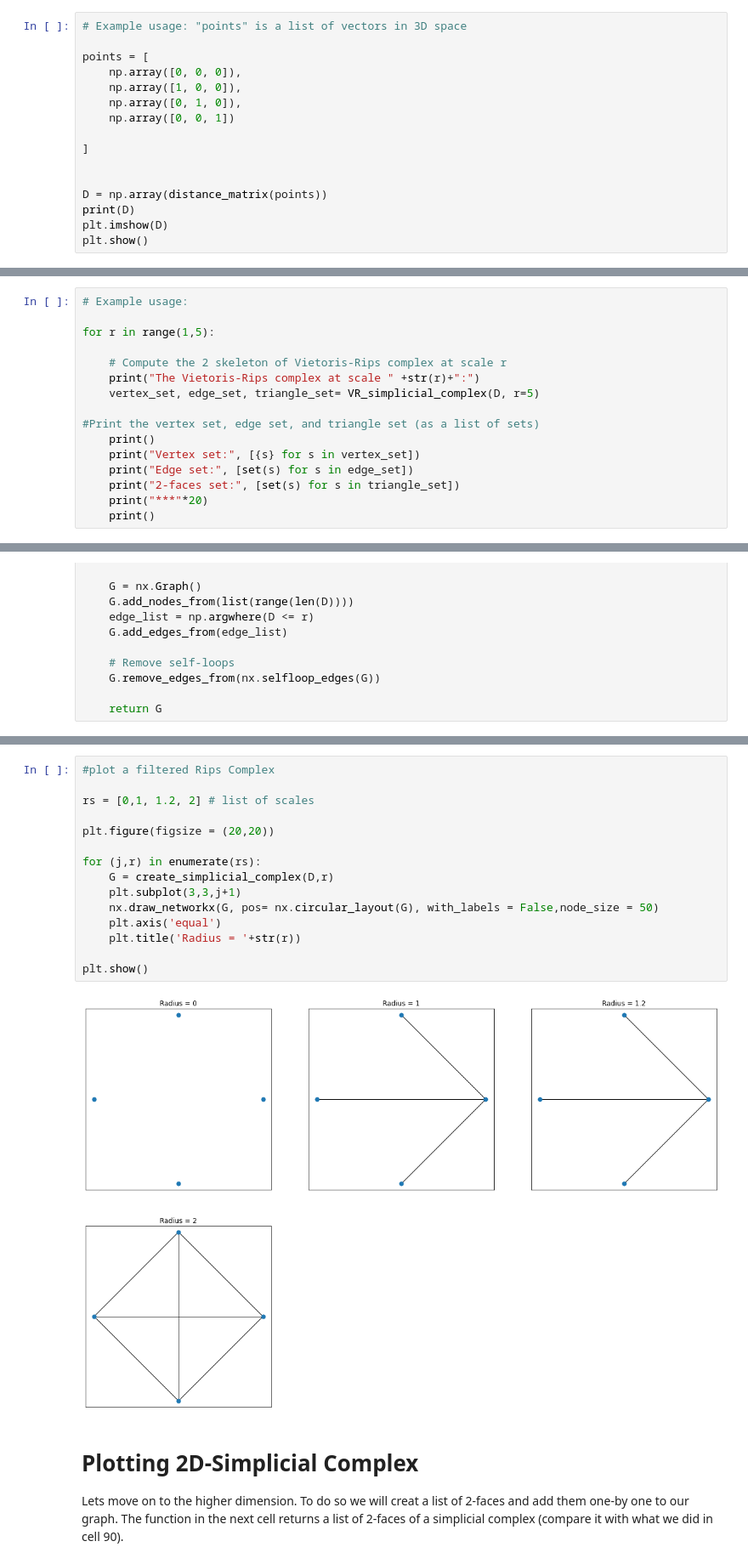
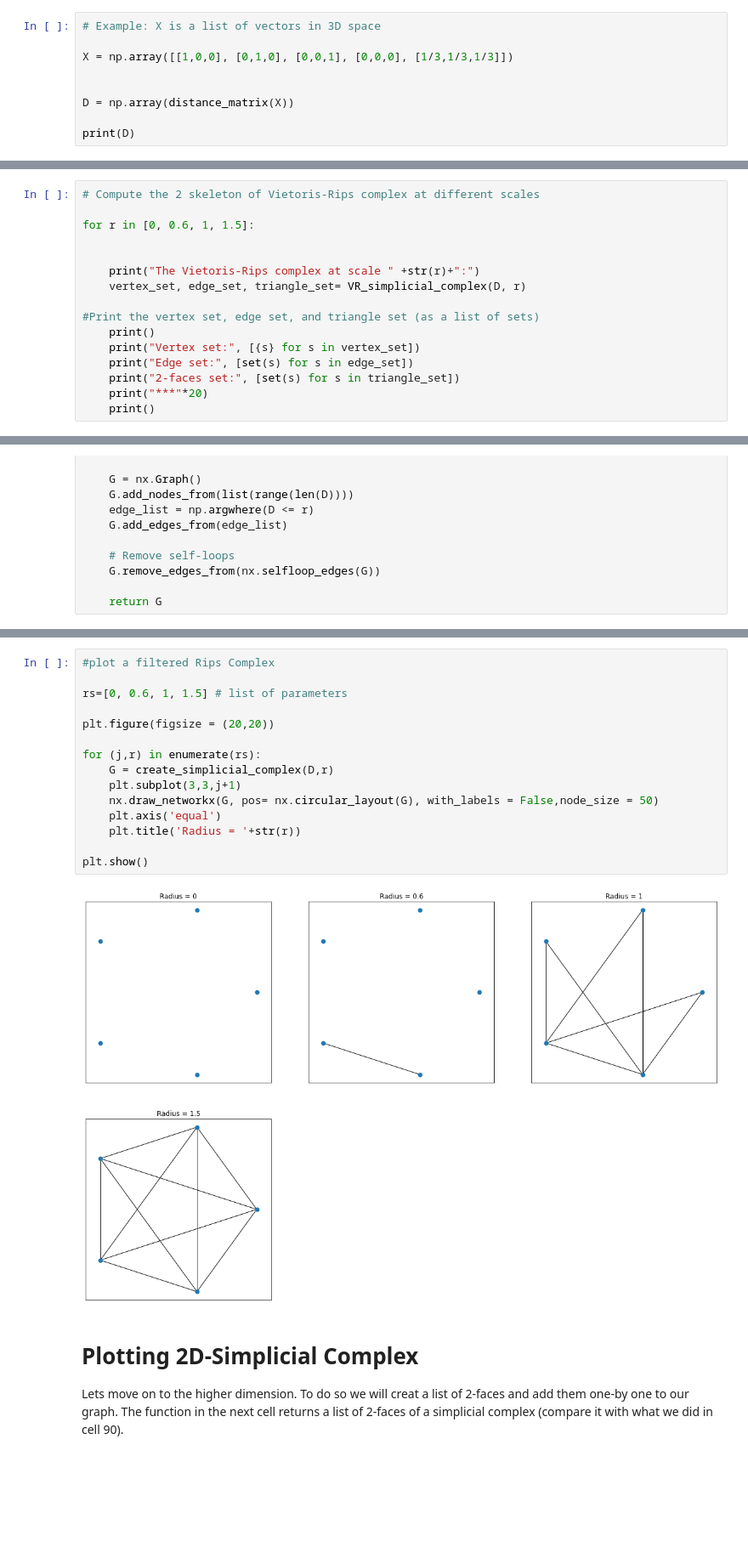
Before and after one commit to yangtianbo11/TDASpring23, a Jupyter notebook: 01- Simplicial Complexes.ipynb, the cells around one changed output, grey strips where cells are left out. Shown: that part at 85% size. Saved outputs shown, nothing was run; the diff lists cells and outputs as text; blank space fills up the shorter version.

```diff
--- a/01- Simplicial Complexes.ipynb
+++ b/01- Simplicial Complexes.ipynb
@@ -45,19 +39,12 @@ def distance_matrix(points):
             distance_matrix[i, j] = euclidean_distance( points[i], points[j])
     return distance_matrix
 # %%
-# Example usage: "points" is a list of vectors in 3D space
+# Example: X is a list of vectors in 3D space
 
-points = [
-    np.array([0, 0, 0]),
-    np.array([1, 0, 0]),
-    np.array([0, 1, 0]),
-    np.array([0, 0, 1])
-
-]
+X = np.array([[1,0,0], [0,1,0], [0,0,1], [0,0,0], [1/3,1/3,1/3]])
 
 
-D = np.array(distance_matrix(points))
+D = np.array(distance_matrix(X))
+
 print(D)
-plt.imshow(D)
-plt.show()
 # %% [output]
@@ -125,11 +121,11 @@ def VR_simplicial_complex(distance_matrix, r):
 # %%
-# Example usage:
+# Compute the 2 skeleton of Vietoris-Rips complex at different scales
 
-for r in range(1,5):
+for r in [0, 0.6, 1, 1.5]:
 
-    # Compute the 2 skeleton of Vietoris-Rips complex at scale r
+
     print("The Vietoris-Rips complex at scale " +str(r)+":")
-    vertex_set, edge_set, triangle_set= VR_simplicial_complex(D, r=5)
+    vertex_set, edge_set, triangle_set= VR_simplicial_complex(D, r)
 
 #Print the vertex set, edge set, and triangle set (as a list of sets)
     print()
@@ -203,20 +199,20 @@ We can also vary the parameter r and plot a filtration:
 # %%
 #plot a filtered Rips Complex
 
-rs = [0,1, 1.2, 2] # list of scales
+rs=[0, 0.6, 1, 1.5] # list of parameters
 
 plt.figure(figsize = (20,20))
 
 for (j,r) in enumerate(rs):
     G = create_simplicial_complex(D,r)
     plt.subplot(3,3,j+1)
     nx.draw_networkx(G, pos= nx.circular_layout(G), with_labels = False,node_size = 50)
     plt.axis('equal')
     plt.title('Radius = '+str(r))
 
 plt.show()
 # %% [output]
-[figure, old version]
+[figure, new version]
 # %% [markdown]
 # Plotting 2D-Simplicial Complex
 
```
Also changed, not shown: parts of 30 cells of this notebook, 7 other files.
